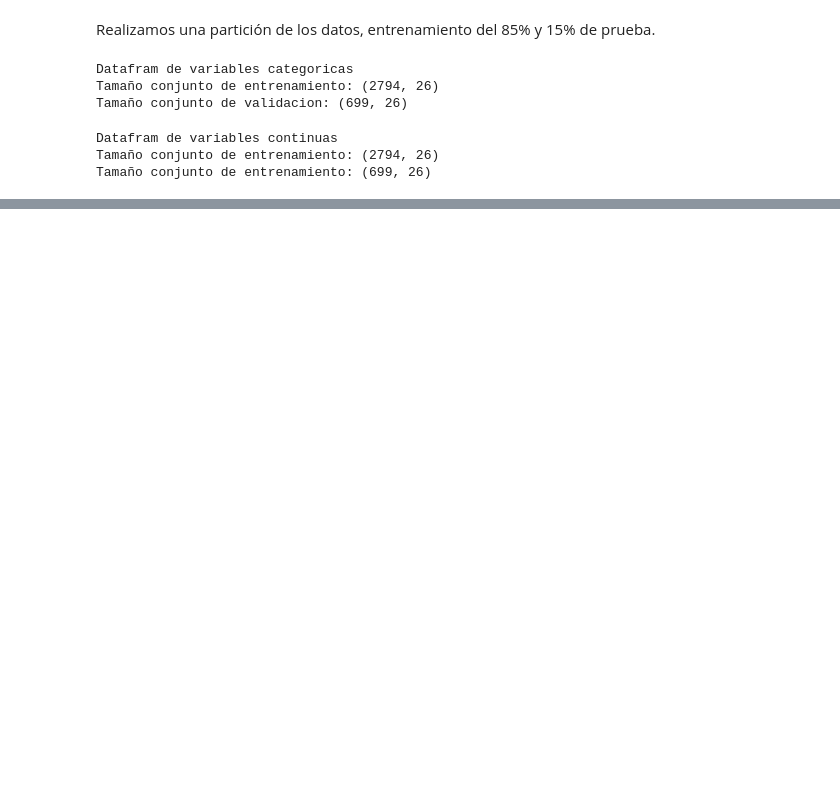
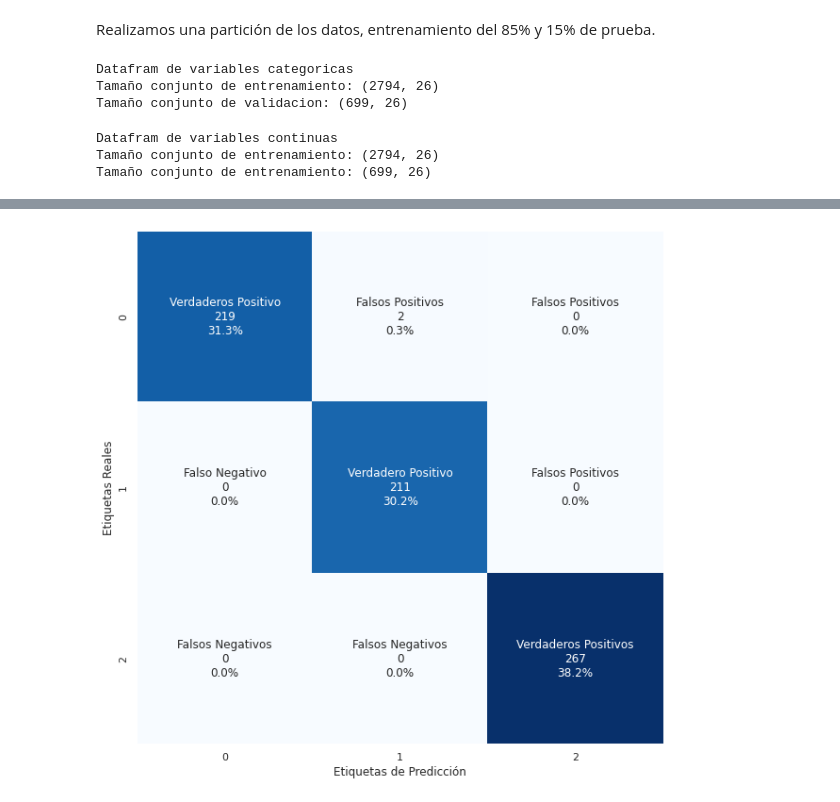
Before and after one commit to PosgradoMNA/actividades-de-aprendizaje-dsercam, a Jupyter notebook: RetoFinal/RetoFinal_Entrega2_A01182676.ipynb, the cells around one changed output, grey strips where cells are left out. Saved outputs shown, nothing was run; the diff lists cells and outputs as text; code cells hidden in the pictures; blank space fills up the shorter version.

```diff
--- a/RetoFinal/RetoFinal_Entrega2_A01182676.ipynb
+++ b/RetoFinal/RetoFinal_Entrega2_A01182676.ipynb
@@ -1004,0 +1078,8 @@ np.mean(resultsConTrainingDT['test_score'])
+# %%
+classification_report,
+pipelineDTCon.fit(X_con_train, y_cat_train)
+y_hat = pipelineDTCon.predict(X_con_val)
+target_names = [0, 1, 2]
+cm = confusion_matrix(y_con_val, y_hat)
+print("Decision Tree Classifier - Categorical and continous data set - ")
+print(classification_report(y_con_val, y_hat, labels = target_names))
@@ -1004,0 +1097,4 @@ np.mean(resultsConTrainingDT['test_score'])
+# %%
+graphConfusionMatirx(cm)
+# %% [output]
+[figure, added]
```
Also changed, not shown: parts of 33 cells of this notebook.
